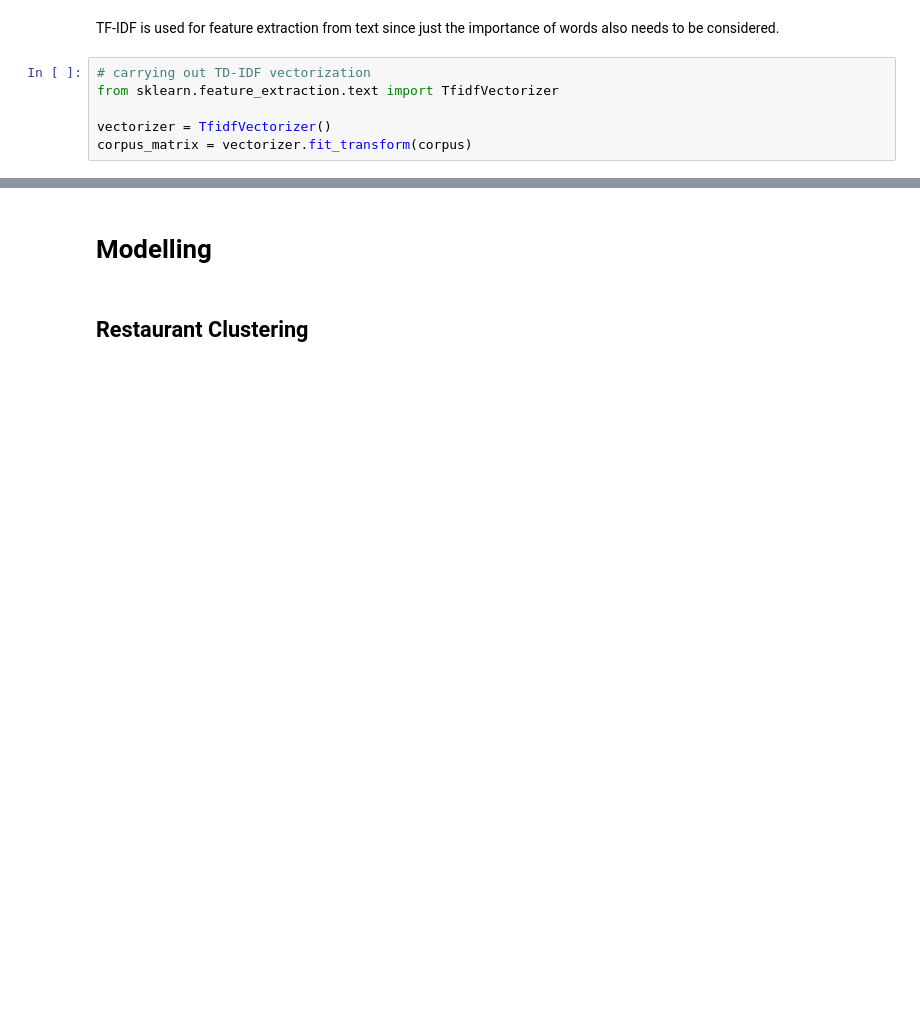
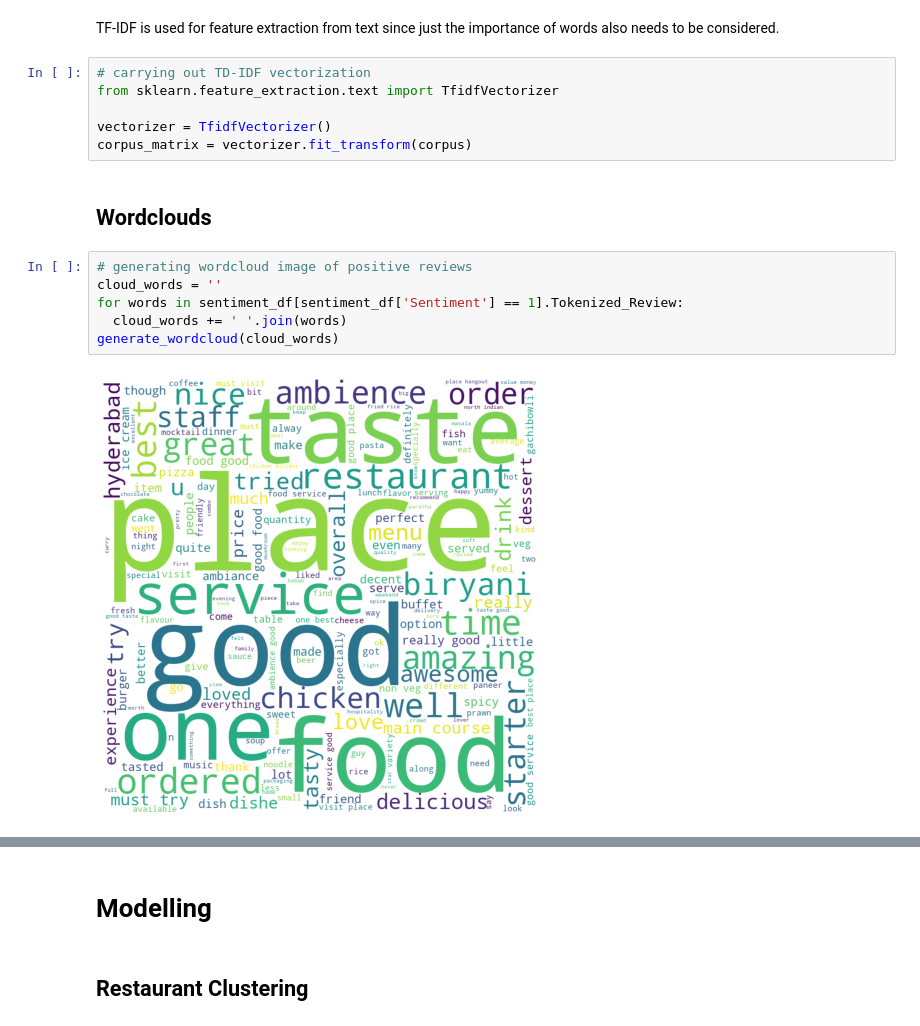
Before and after one commit to connect-midhunr/zomato-restaurant-clustering-and-sentiment-analysis, a Jupyter notebook: Zomato_Restaurant_Clustering_and_Sentiment_Analysis.ipynb, the cells around one changed output, grey strips where cells are left out. Drawn from its saved outputs; the diff is of its cells as text; blank space fills up the shorter version.

```diff
--- a/Zomato_Restaurant_Clustering_and_Sentiment_Analysis.ipynb
+++ b/Zomato_Restaurant_Clustering_and_Sentiment_Analysis.ipynb
@@ -775,3 +804,13 @@ from sklearn.feature_extraction.text import TfidfVectorizer
 
 vectorizer = TfidfVectorizer()
 corpus_matrix = vectorizer.fit_transform(corpus)
+# %% [markdown]
+## Wordclouds
+# %%
+# generating wordcloud image of positive reviews
+cloud_words = ''
+for words in sentiment_df[sentiment_df['Sentiment'] == 1].Tokenized_Review:
+  cloud_words += ' '.join(words)
+generate_wordcloud(cloud_words)
+# %% [output]
+[figure, added]
```
Also changed, not shown: parts of 98 cells of this notebook.
